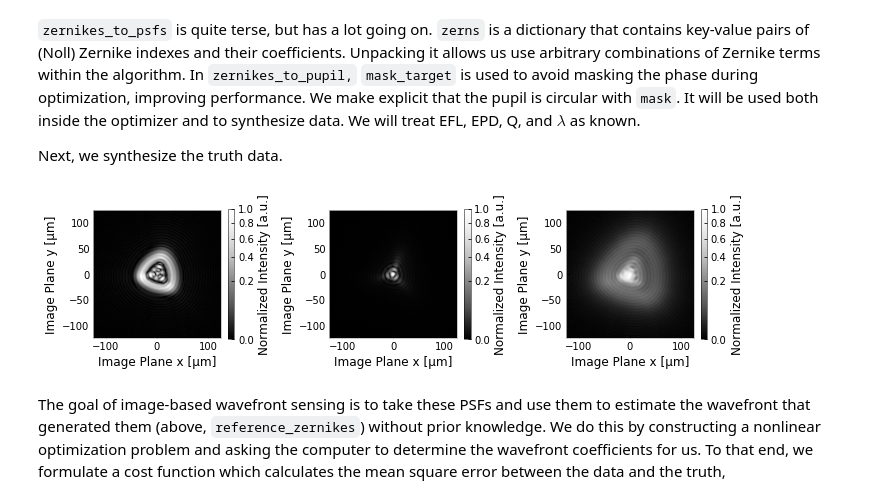
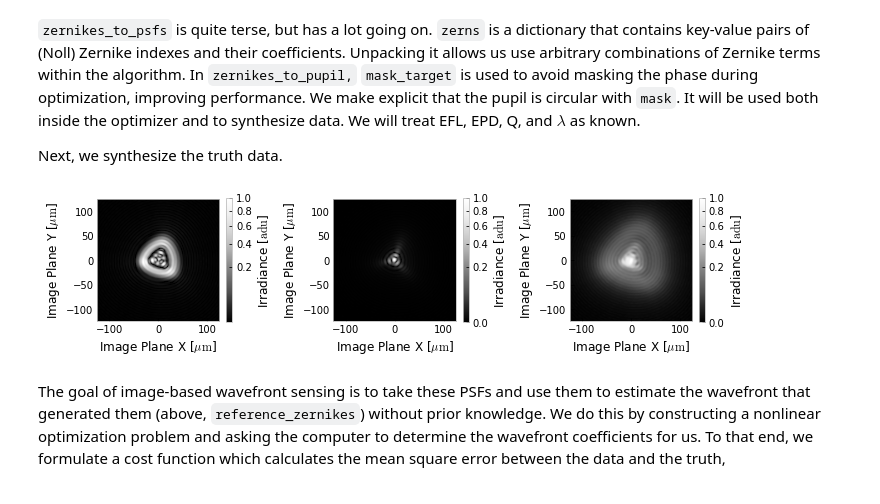
Before and after one commit to brandondube/prysm, a Jupyter notebook: docs/source/examples/Image-Based Wavefront Sensing.ipynb, the cells around one changed output. Drawn from its saved outputs; the diff is of its cells as text; code cells hidden in the pictures.

Commit message:
update image based wavefront sensing example to prysm v0.17

```diff
--- a/docs/source/examples/Image-Based Wavefront Sensing.ipynb
+++ b/docs/source/examples/Image-Based Wavefront Sensing.ipynb
@@ -26,11 +26,11 @@ def zerns_idxs_to_dict(zernike_coefs, indices):
 # a few extra variables are passed in and aren't used,
 # but we're aiming for brevity in this example, not pristine code
 # so we just collect them with kwargs and don't use them
-def zernikes_to_pupil(zerns, epd, wvl, samples, efl=None, Q=None, target='fcn'):
+def zernikes_to_pupil(zerns, epd, wvl, samples, efl=None, Q=None, phase_mask=None):
     return NollZernike(**zerns,  # coefficients
                        dia=epd, wavelength=wvl,  # physical parameters
-                       norm=True, opd_unit='waves',  # units and normalization
-                       mask='circle', mask_target=target,  # geometry
+                       norm=True, z_unit='waves',  # units and normalization
+                       transmission='circle', phase_mask=phase_mask,  # geometry
                        samples=samples)  # sampling
 
 def zernikes_to_psfs(sets_of_zernikes, efl, epd, Q, wvl, samples):
@@ -47,31 +47,31 @@ Next, we synthesize the truth data.
 # %%
 # wavefront data
 defocus_values_waves_rms = [-0.65, 0, 0.76]  # noninteger values with nothing special about them
 reference_zernikes = dict(Z5=0.012, Z6=0.023, Z7=0.034, Z8=0.045, Z9=0.056, Z10=0.067, Z11=0.12)
 wavefront_coefs = bake_in_defocus(reference_zernikes, defocus_values_waves_rms)
 
 # system parameters
 efl = 1500
 epd = 150  # F/10, e.g. an unobscured telescope with 15 cm aperture
 wvl = 0.55 # monochromatic visible system
 Q = 2.13   # minorly oversampled
 samples = 128 # this is a reasonable number for small OPD and uncomplicated aperture geometry
 
 ztp_kwargs = dict(efl=efl, epd=epd, Q=Q, wvl=wvl, samples=samples)
 truth_psfs = zernikes_to_psfs(wavefront_coefs, **ztp_kwargs)
 
 def rowplot_psfs(psfs):
     fig, axs = plt.subplots(ncols=3, figsize=(10,4))
     for psf, ax in zip(psfs, axs):
-        psf.plot2d(fig=fig, ax=ax, axlim=125, power=2)
+        psf.plot2d(fig=fig, ax=ax, xlim=125, power=1/2)
         ax.grid(False)
 
     fig.tight_layout()
     return fig, axs
 
 rowplot_psfs(truth_psfs);
 # %% [output]
-[figure, old version]
+[figure, new version]
 # %% [markdown]
 The goal of image-based wavefront sensing is to take these PSFs and use them to estimate the wavefront that generated them (above, `reference_zernikes`) without prior knowledge.  We do this by constructing a nonlinear optimization problem and asking the computer to determine the wavefront coefficients for us.  To that end, we formulate a cost function which calculates the mean square error between the data and the truth,
 # %%
```
Also changed, not shown: parts of 8 cells of this notebook.
